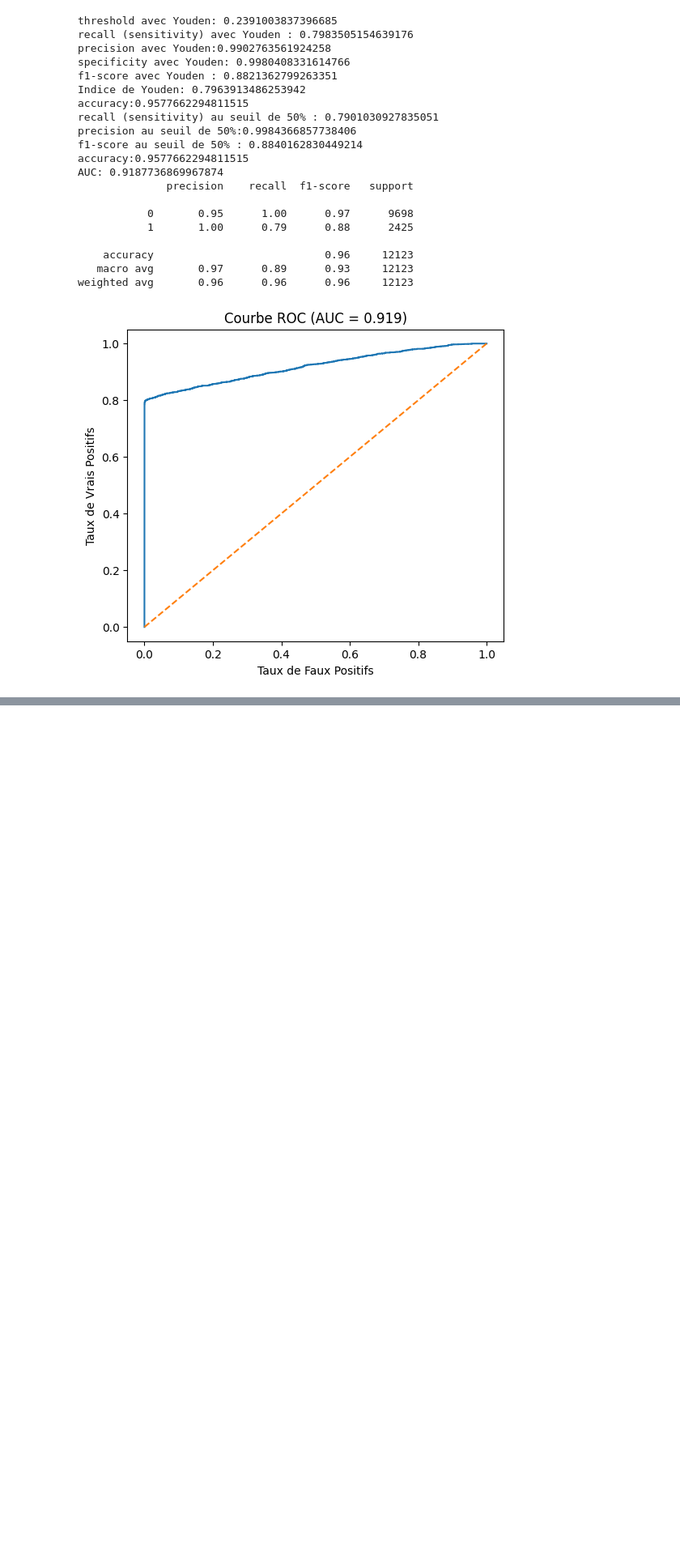
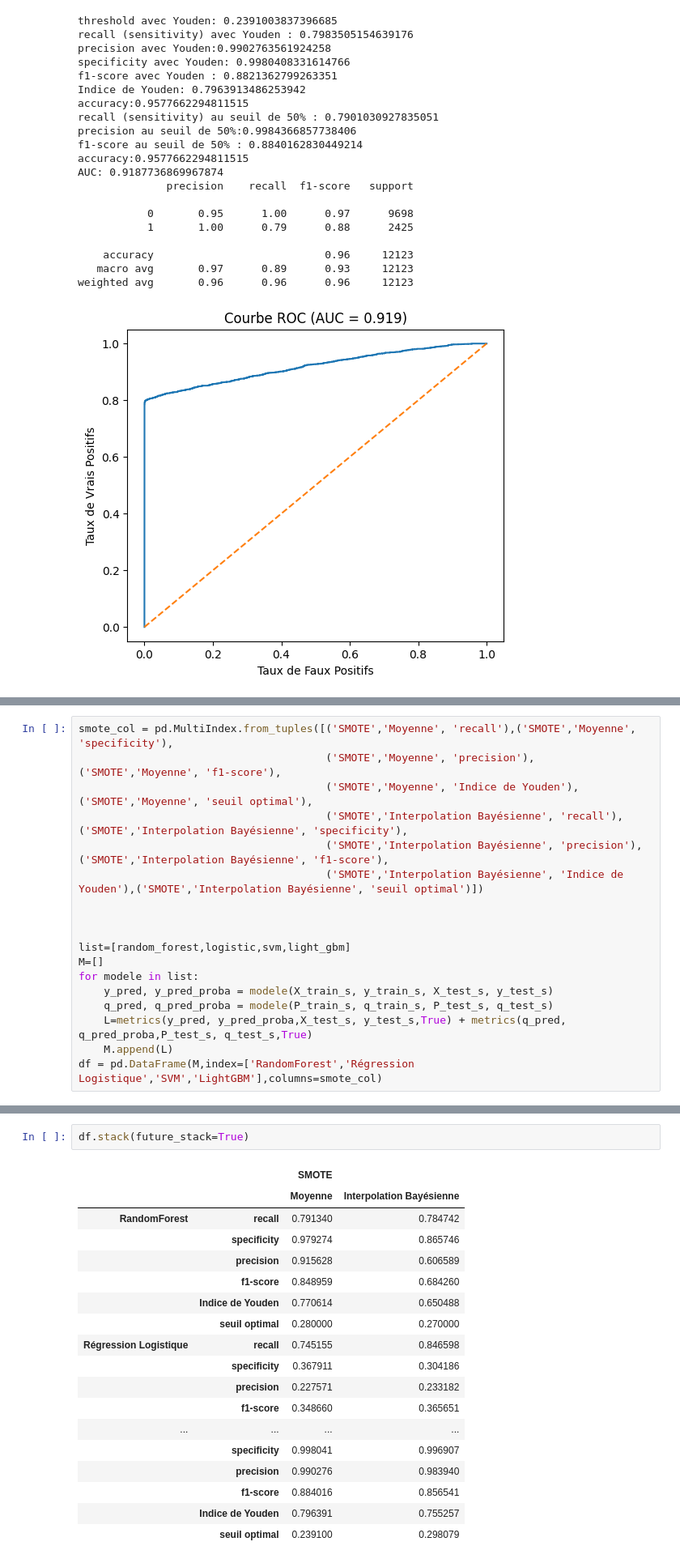
Before and after one commit to Lanier777/PROJET_STATAPP_MILLIMAN, a Jupyter notebook: Analyse descriptive "Fraud Detection Dataset"/Comparaison des modèles.ipynb, the cells around one changed output, grey strips where cells are left out. Shown at 81% size. Saved outputs shown, nothing was run; the diff lists cells and outputs as text; blank space fills up the shorter version.

```diff
--- a/Analyse descriptive "Fraud Detection Dataset"/Comparaison des modèles.ipynb
+++ b/Analyse descriptive "Fraud Detection Dataset"/Comparaison des modèles.ipynb
@@ -951,0 +1061,18 @@ weighted avg       0.96      0.96      0.96     12123
+# %%
+smote_col = pd.MultiIndex.from_tuples([('SMOTE','Moyenne', 'recall'),('SMOTE','Moyenne', 'specificity'),
+                                       ('SMOTE','Moyenne', 'precision'),('SMOTE','Moyenne', 'f1-score'),
+                                       ('SMOTE','Moyenne', 'Indice de Youden'),('SMOTE','Moyenne', 'seuil optimal'),
+                                       ('SMOTE','Interpolation Bayésienne', 'recall'),('SMOTE','Interpolation Bayésienne', 'specificity'),
+                                       ('SMOTE','Interpolation Bayésienne', 'precision'),('SMOTE','Interpolation Bayésienne', 'f1-score'),
+                                       ('SMOTE','Interpolation Bayésienne', 'Indice de Youden'),('SMOTE','Interpolation Bayésienne', 'seuil optimal')])
+
+
+
+list=[random_forest,logistic,svm,light_gbm]
+M=[]
+for modele in list:
+    y_pred, y_pred_proba = modele(X_train_s, y_train_s, X_test_s, y_test_s)
+    q_pred, q_pred_proba = modele(P_train_s, q_train_s, P_test_s, q_test_s)
+    L=metrics(y_pred, y_pred_proba,X_test_s, y_test_s,True) + metrics(q_pred, q_pred_proba,P_test_s, q_test_s,True)
+    M.append(L)
+df = pd.DataFrame(M,index=['RandomForest','Régression Logistique','SVM','LightGBM'],columns=smote_col)
@@ -951,0 +1096,21 @@ weighted avg       0.96      0.96      0.96     12123
+# %%
+df.stack(future_stack=True)
+# %% [output]
+|  |  | SMOTE |  |
+|  |  | Moyenne | Interpolation Bayésienne |
+| RandomForest | recall | 0.791340 | 0.784742 |
+|  | specificity | 0.979274 | 0.865746 |
+|  | precision | 0.915628 | 0.606589 |
+|  | f1-score | 0.848959 | 0.684260 |
+|  | Indice de Youden | 0.770614 | 0.650488 |
+|  | seuil optimal | 0.280000 | 0.270000 |
+| Régression Logistique | recall | 0.745155 | 0.846598 |
+|  | specificity | 0.367911 | 0.304186 |
+|  | precision | 0.227571 | 0.233182 |
+|  | f1-score | 0.348660 | 0.365651 |
+| ... | ... | ... | ... |
+|  | specificity | 0.998041 | 0.996907 |
+|  | precision | 0.990276 | 0.983940 |
+|  | f1-score | 0.884016 | 0.856541 |
+|  | Indice de Youden | 0.796391 | 0.755257 |
+|  | seuil optimal | 0.239100 | 0.298079 |
```
Also changed, not shown: parts of 22 cells of this notebook.
